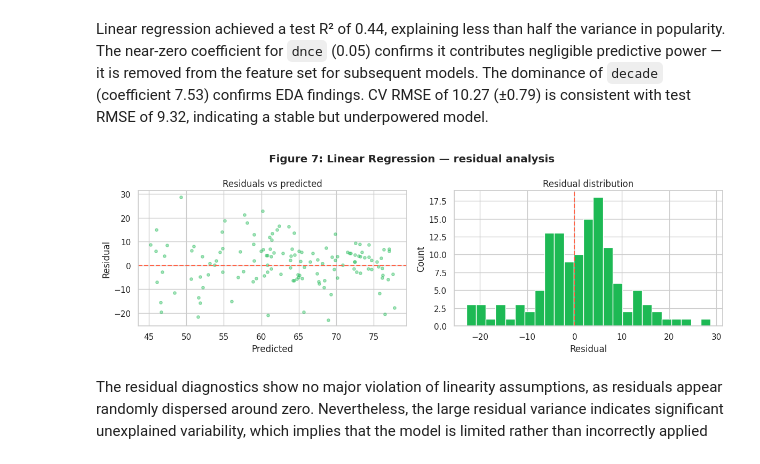
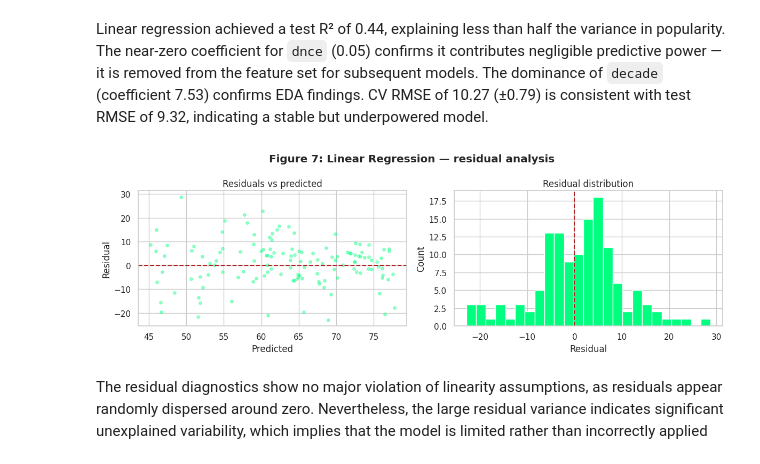
Before and after one commit to r-leeper/scu_spotify_past_decades, a Jupyter notebook: submission_draft.ipynb, the cells around one changed output. Cells and saved outputs as stored; diff of their text form; code cells hidden in the pictures.

```diff
--- a/submission_draft.ipynb
+++ b/submission_draft.ipynb
@@ -517,26 +517,28 @@ Linear regression achieved a test R² of 0.44, explaining less than half the var
 of 9.32, indicating a stable but underpowered model.
 # %%
 ### Residuals plot of baseline model
+
+# Calculate residuals
 residuals_lr = y_test - lr.predict(X_test_scaled)
 
 # 2 x 1 grid of plots
 fig, axes = plt.subplots(1, 2, figsize=(12,4))
 
 # Plot residuals vs predicted
-axes[0].scatter(lr.predict(X_test_scaled), residuals_lr, alpha=0.4, s=15, color="#1DB954")
-axes[0].axhline(0, color="tomato", linestyle="--")
+axes[0].scatter(lr.predict(X_test_scaled), residuals_lr, alpha=0.4, s=15, color="springgreen")
+axes[0].axhline(0, color="firebrick", linestyle="--")
 axes[0].set(title="Residuals vs predicted", xlabel="Predicted", ylabel="Residual")
 
 # Plot residual distribution
-axes[1].hist(residuals_lr, bins=25, color="#1DB954", edgecolor="white")
-axes[1].axvline(0, color="tomato", linestyle="--")
+axes[1].hist(residuals_lr, bins=25, color="springgreen", edgecolor="white")
+axes[1].axvline(0, color="firebrick", linestyle="--")
 axes[1].set(title="Residual distribution", xlabel="Residual", ylabel="Count")
 
 plt.suptitle("Figure 7: Linear Regression — residual analysis", fontweight="bold")
 plt.tight_layout()
 plt.show()
 # %% [output]
-[figure, old version]
+[figure, new version]
 # %% [markdown]
 The residual diagnostics show no major violation of linearity assumptions, as residuals appear randomly dispersed around zero. Nevertheless, the large residual variance indicates significant unexplained variability, which implies that the model is limited rather than incorrectly applied
 # %% [markdown]
```
Also changed, not shown: parts of 15 cells of this notebook.
